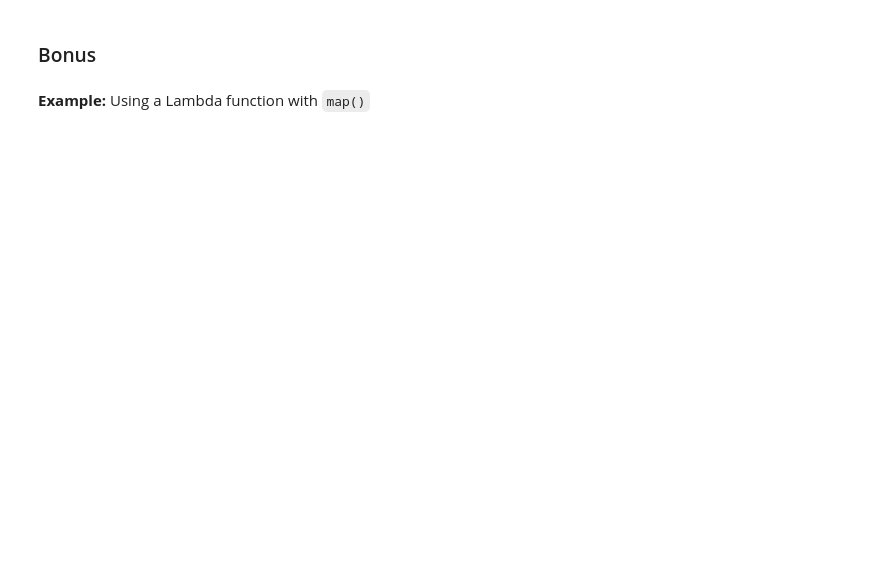
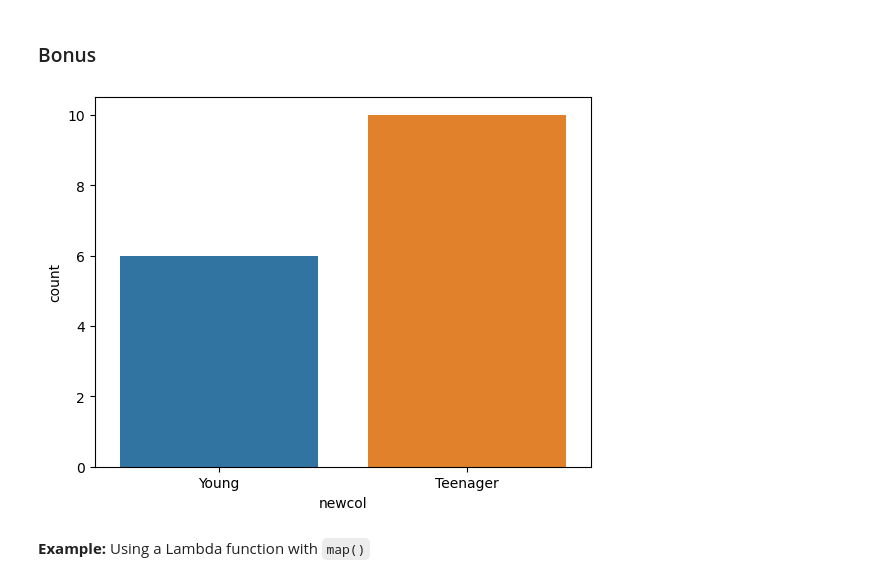
Before and after one commit to ehtisham-sadiq/Python-Backend, a Jupyter notebook: NumPy_Pandas_Tutorials/DataFrame_Modification.ipynb, the cells around one changed output. Drawn from its saved outputs; the diff is of its cells as text; code cells hidden in the pictures; blank space fills up the shorter version.

```diff
--- a/NumPy_Pandas_Tutorials/DataFrame_Modification.ipynb
+++ b/NumPy_Pandas_Tutorials/DataFrame_Modification.ipynb
@@ -593,11 +623,13 @@ df['newcol'].value_counts()
 # %%
 import seaborn as sns
 import matplotlib.pyplot as plt
 import warnings
 warnings.filterwarnings('ignore')
 
-sns.countplot(df['newcol'])
+sns.countplot(x=df['newcol'])
 plt.show()
+# %% [output]
+[figure, added]
 # %% [markdown]
 **Example:** Using a Lambda function with `map()`
 # %%
```
Also changed, not shown: parts of 35 cells of this notebook, 1 other file.
